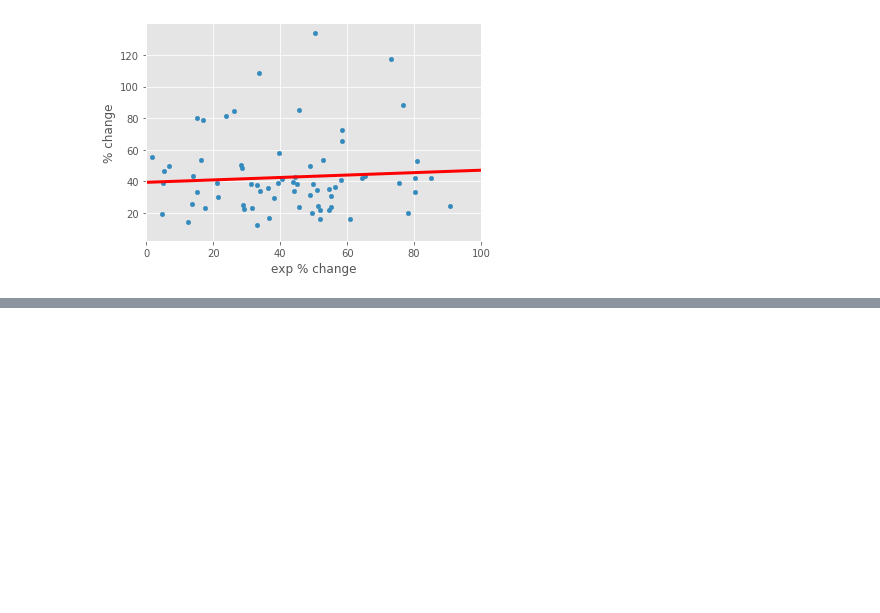
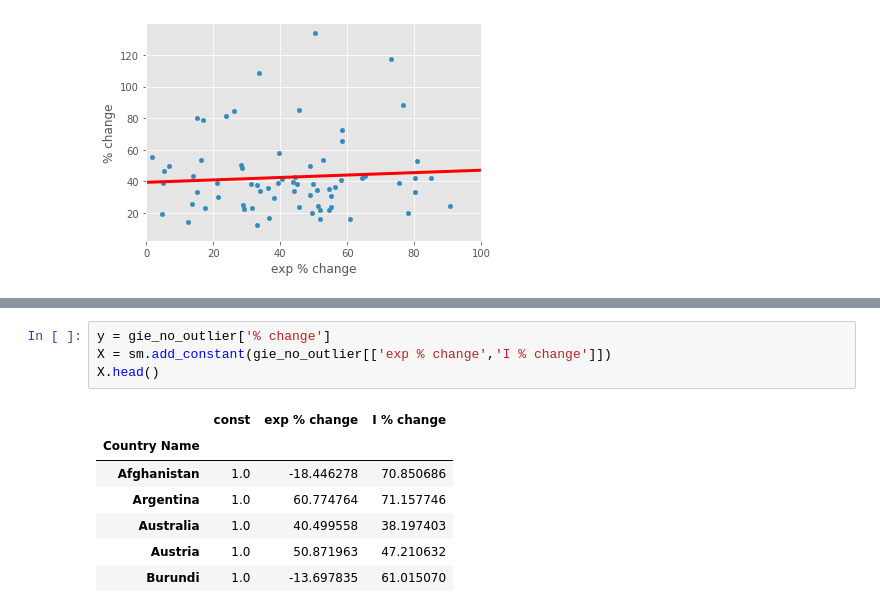
Before and after one commit to hckynumber9/Capstone-1, a Jupyter notebook: notebooks/capstone1.ipynb, the cells around one changed output, grey strips where cells are left out. Drawn from its saved outputs; the diff is of its cells as text; blank space fills up the shorter version.

```diff
--- a/notebooks/capstone1.ipynb
+++ b/notebooks/capstone1.ipynb
@@ -528,0 +535,12 @@ plt.savefig('exports_li_no_outliers.png', dpi=fig.dpi, bbox_inches='tight', pad_
+# %%
+y = gie_no_outlier['% change']
+X = sm.add_constant(gie_no_outlier[['exp % change','I % change']])
+X.head()
+# %% [output]
+|  | const | exp % change | I % change |
+| Country Name |  |  |  |
+| Afghanistan | 1.0 | -18.446278 | 70.850686 |
+| Argentina | 1.0 | 60.774764 | 71.157746 |
+| Australia | 1.0 | 40.499558 | 38.197403 |
+| Austria | 1.0 | 50.871963 | 47.210632 |
+| Burundi | 1.0 | -13.697835 | 61.015070 |
```
Also changed, not shown: parts of 12 cells of this notebook, 3 other files.
